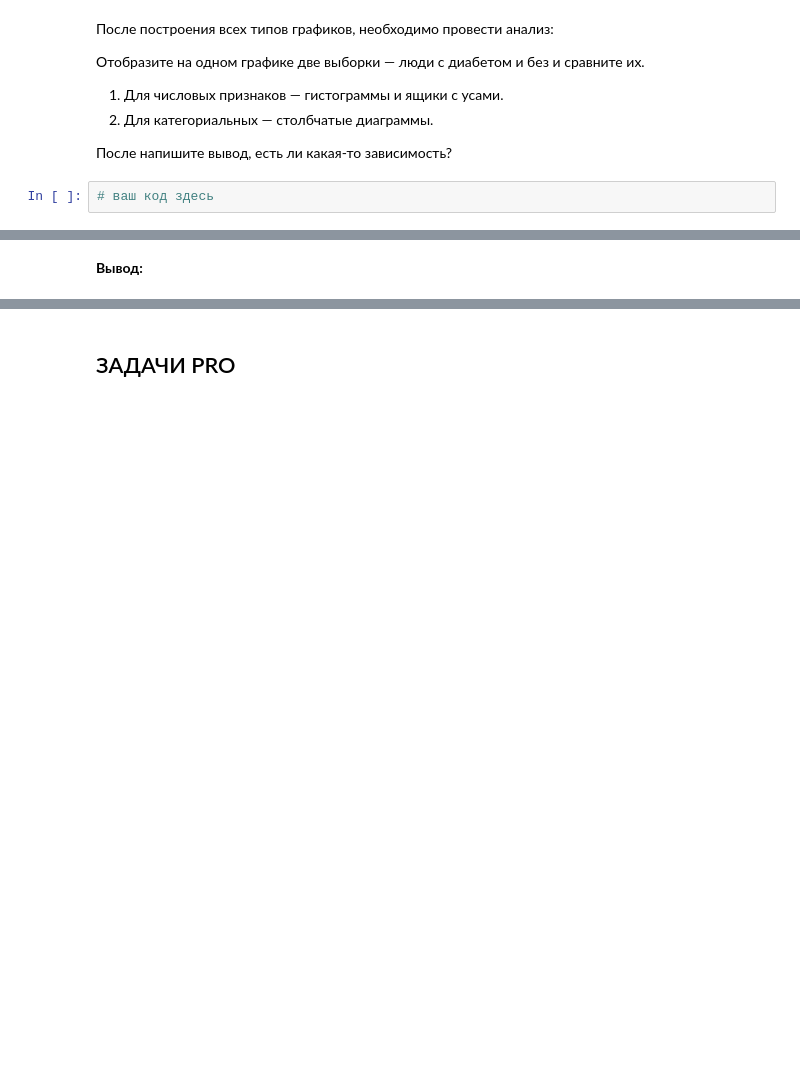
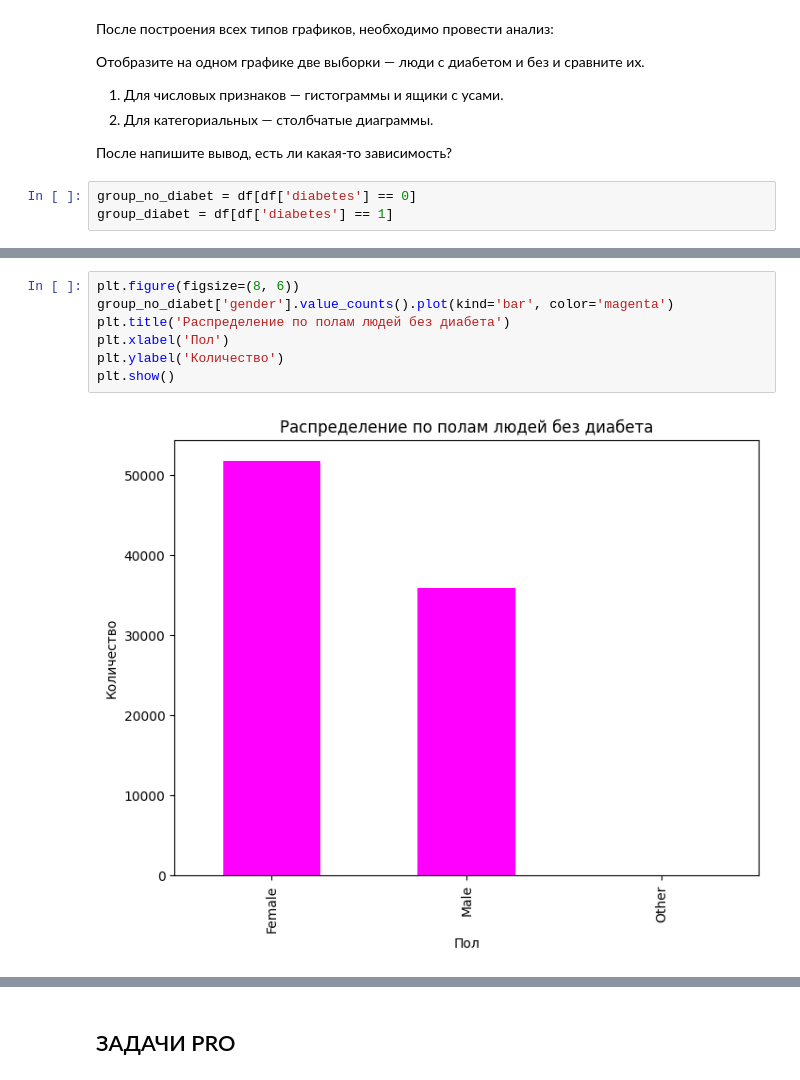
Before and after one commit to korsh624/DS, a Jupyter notebook: 1.7/HW_1_5_PRO_for_stud.ipynb, the cells around one changed output, grey strips where cells are left out. Cells and saved outputs as stored; diff of their text form; blank space fills up the shorter version.

```diff
--- a/1.7/HW_1_5_PRO_for_stud.ipynb
+++ b/1.7/HW_1_5_PRO_for_stud.ipynb
@@ -255,4 +252,5 @@ ValueError: could not convert string to float: 'Female'
 
 После напишите вывод, есть ли какая-то зависимость?
 # %%
-# ваш код здесь
+group_no_diabet = df[df['diabetes'] == 0]
+group_diabet = df[df['diabetes'] == 1]
@@ -259,2 +271,9 @@ ValueError: could not convert string to float: 'Female'
-# %% [markdown]
-**Вывод:**
+# %%
+plt.figure(figsize=(8, 6))
+group_no_diabet['gender'].value_counts().plot(kind='bar', color='magenta')
+plt.title('Распределение по полам людей без диабета')
+plt.xlabel('Пол')
+plt.ylabel('Количество')
+plt.show()
+# %% [output]
+[figure, added]
```
Also changed, not shown: parts of 11 cells of this notebook.
